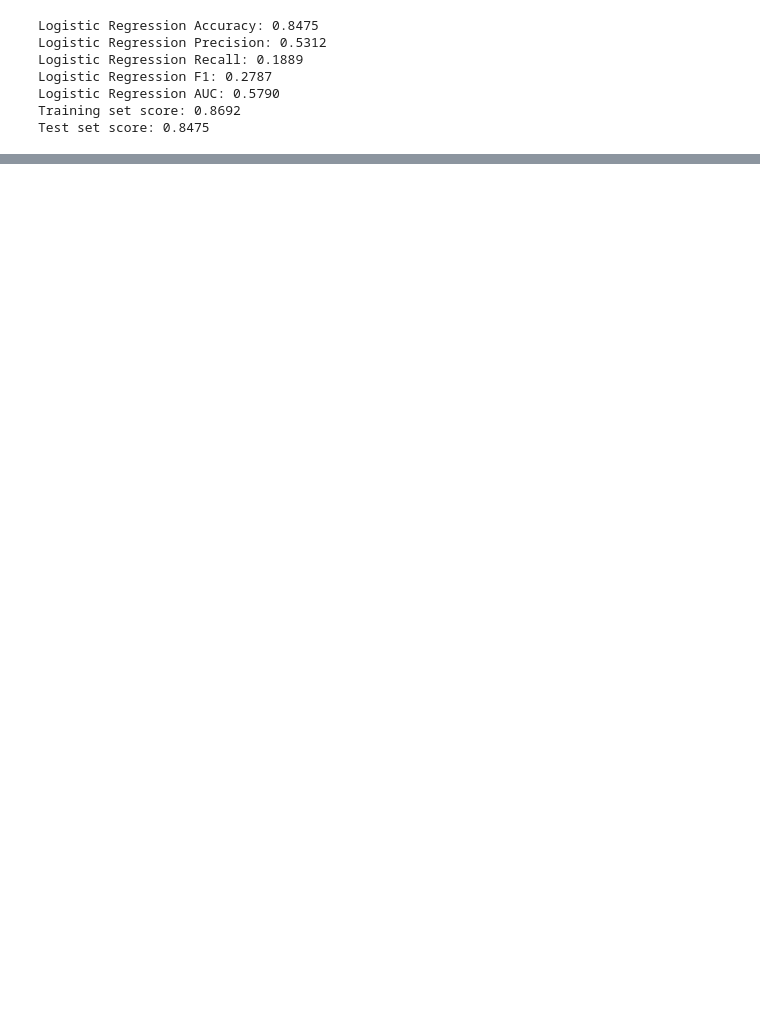
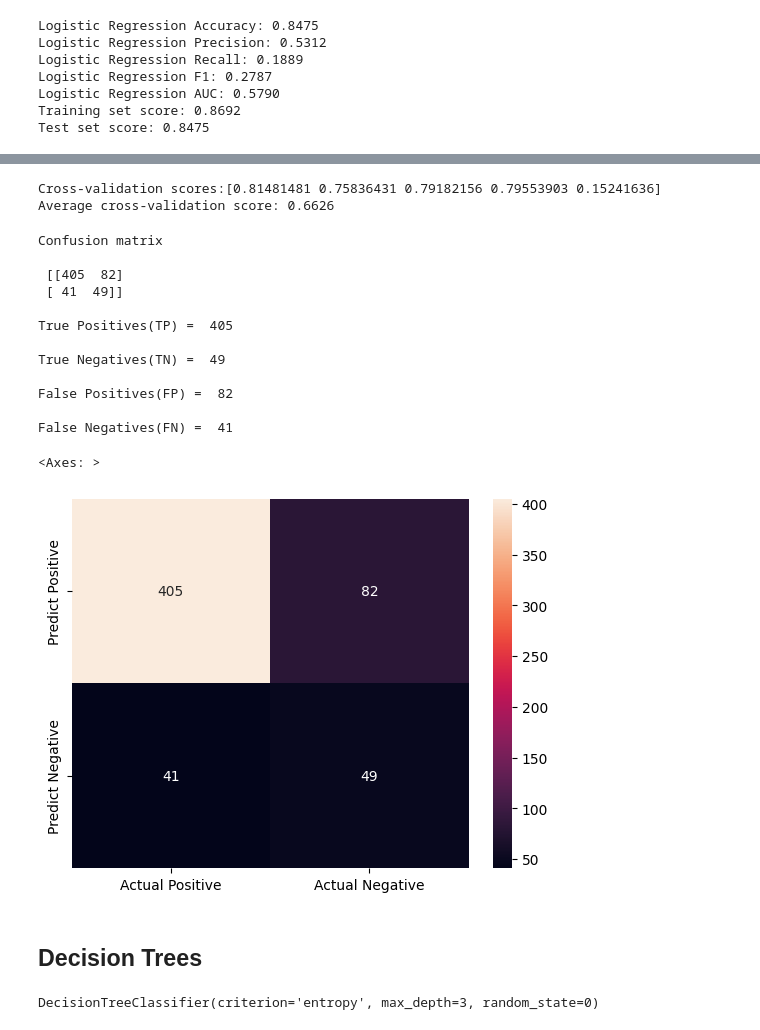
Before and after one commit to Ronan-Daliuag/Determining-Leads, a Jupyter notebook: Padrejuan-Model-Training.ipynb, the cells around one changed output, grey strips where cells are left out. Drawn from its saved outputs; the diff is of its cells as text; code cells hidden in the pictures; blank space fills up the shorter version.

```diff
--- a/Padrejuan-Model-Training.ipynb
+++ b/Padrejuan-Model-Training.ipynb
@@ -87,0 +92,10 @@ lg_pred = lg.predict(X_test)
+# %%
+from sklearn.model_selection import GridSearchCV
+parameters = [{'penalty':['l1','l2']},
+              {'C':[1, 10, 100, 1000]}]
+grid_search = GridSearchCV(estimator = lg,
+                           param_grid = parameters,
+                           scoring = 'accuracy',
+                           cv = 5,
+                           verbose=0)
+grid_search.fit(X_train, y_train)
@@ -87,0 +125,3 @@ lg_pred = lg.predict(X_test)
+# %%
+lg =grid_search.best_estimator_
+lg.fit(X_train, y_train)
@@ -139,0 +191,4 @@ False Negatives(FN) =  73
+# %%
+from sklearn.naive_bayes import GaussianNB
+nb = GaussianNB()
+nb.fit(X_train, y_train)
@@ -139,0 +197,15 @@ False Negatives(FN) =  73
+# %%
+nb_pred = nb.predict(X_test)
+nb_acc = accuracy_score(y_test, nb_pred)
+nb_prec = precision_score(y_test, nb_pred)
+nb_rec = recall_score(y_test, nb_pred)
+nb_f1 = f1_score(y_test, nb_pred)
+nb_auc = roc_auc_score(y_test, nb_pred)
+print("Naive Bayes Accuracy: %.4f" % nb_acc)
+print("Naive Bayes Precision: %.4f" % nb_prec)
+print("Naive Bayes Recall: %.4f" % nb_rec)
+print("Naive Bayes F1: %.4f" % nb_f1)
+print("Naive Bayes AUC: %.4f" % nb_auc)
+# Check for overfitting
+print('Training set score: {:.4f}'.format(nb.score(X_train, y_train)))
+print('Test set score: {:.4f}'.format(nb.score(X_test, y_test)))
@@ -139,0 +220,44 @@ False Negatives(FN) =  73
+# %%
+scores = cross_val_score(nb, X_train, y_train, cv = 5, scoring='accuracy')
+print('Cross-validation scores:{}'.format(scores))
+print('Average cross-validation score: {:.4f}'.format(scores.mean())) # the model has an average performance of 66%
+# %% [output]
+Cross-validation scores:[0.81481481 0.75836431 0.79182156 0.79553903 0.15241636]
+Average cross-validation score: 0.6626
+# %%
+nb_cm = confusion_matrix(y_test, nb_pred)
+print('Confusion matrix\n\n', nb_cm)
+print('\nTrue Positives(TP) = ', nb_cm[0,0])
+print('\nTrue Negatives(TN) = ', nb_cm[1,1])
+print('\nFalse Positives(FP) = ', nb_cm[0,1])
+print('\nFalse Negatives(FN) = ', nb_cm[1,0])
+cm_matrix = pd.DataFrame(data=nb_cm, columns=['Actual Positive', 'Actual Negative'],
+                                 index=['Predict Positive', 'Predict Negative'])
+sns.heatmap(cm_matrix, annot=True, fmt='d')
+# %% [output]
+Confusion matrix
+
+ [[405  82]
+ [ 41  49]]
+
+True Positives(TP) =  405
+
+True Negatives(TN) =  49
+
+False Positives(FP) =  82
+
+False Negatives(FN) =  41
+<Axes: >
+[figure, added]
+# %% [markdown]
+## Decision Trees
+# %%
+tree_X_train, tree_X_test, tree_y_train, tree_y_test = train_test_split(X, y, test_size = 0.3, random_state = 0)
+from sklearn.tree import DecisionTreeClassifier
+dt_gini = DecisionTreeClassifier(criterion='gini', max_depth=3, random_state=0)
+dt_gini.fit(tree_X_train, tree_y_train)
+
+dt_entropy = DecisionTreeClassifier(criterion='entropy', max_depth=3, random_state=0)
+dt_entropy.fit(tree_X_train, tree_y_train)
+# %% [output]
+DecisionTreeClassifier(criterion='entropy', max_depth=3, random_state=0)
```
Also changed, not shown: parts of 28 cells of this notebook, 2 other files.
